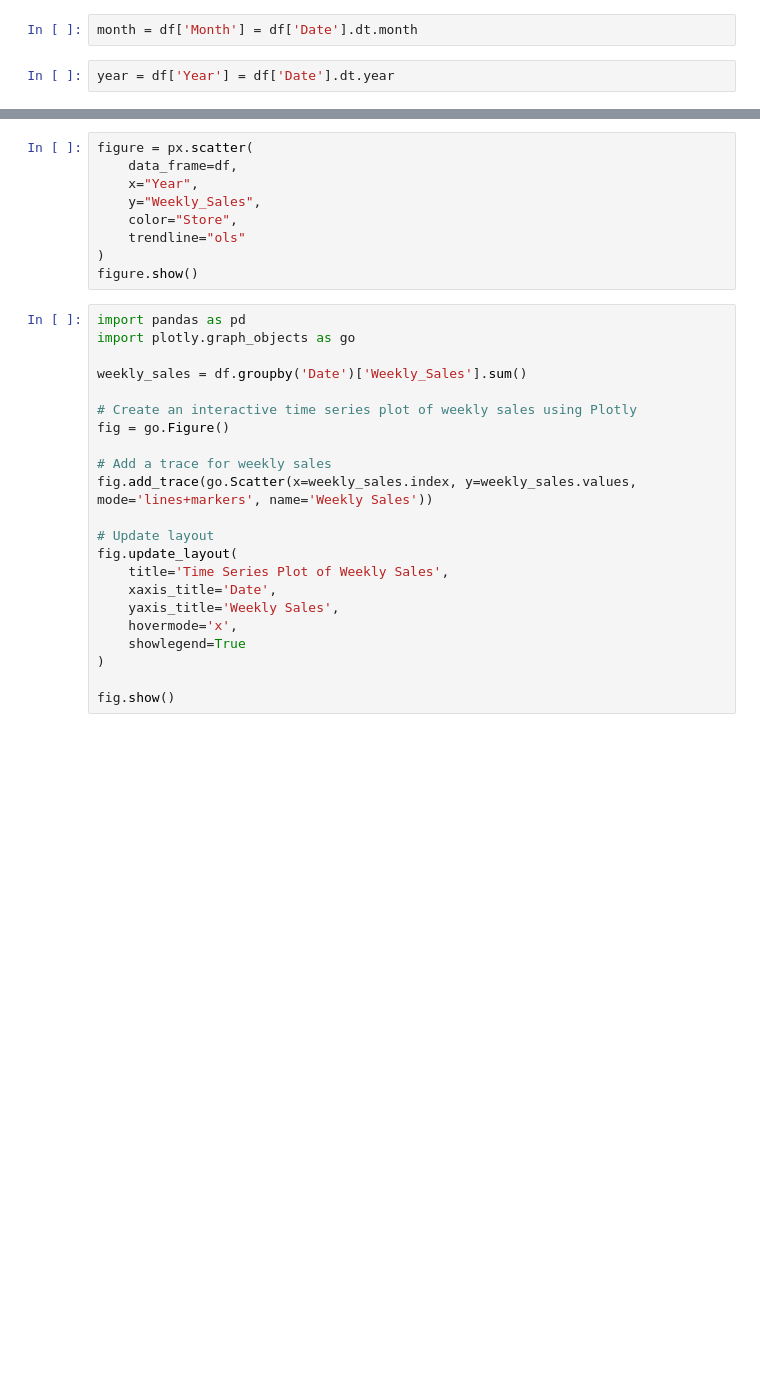
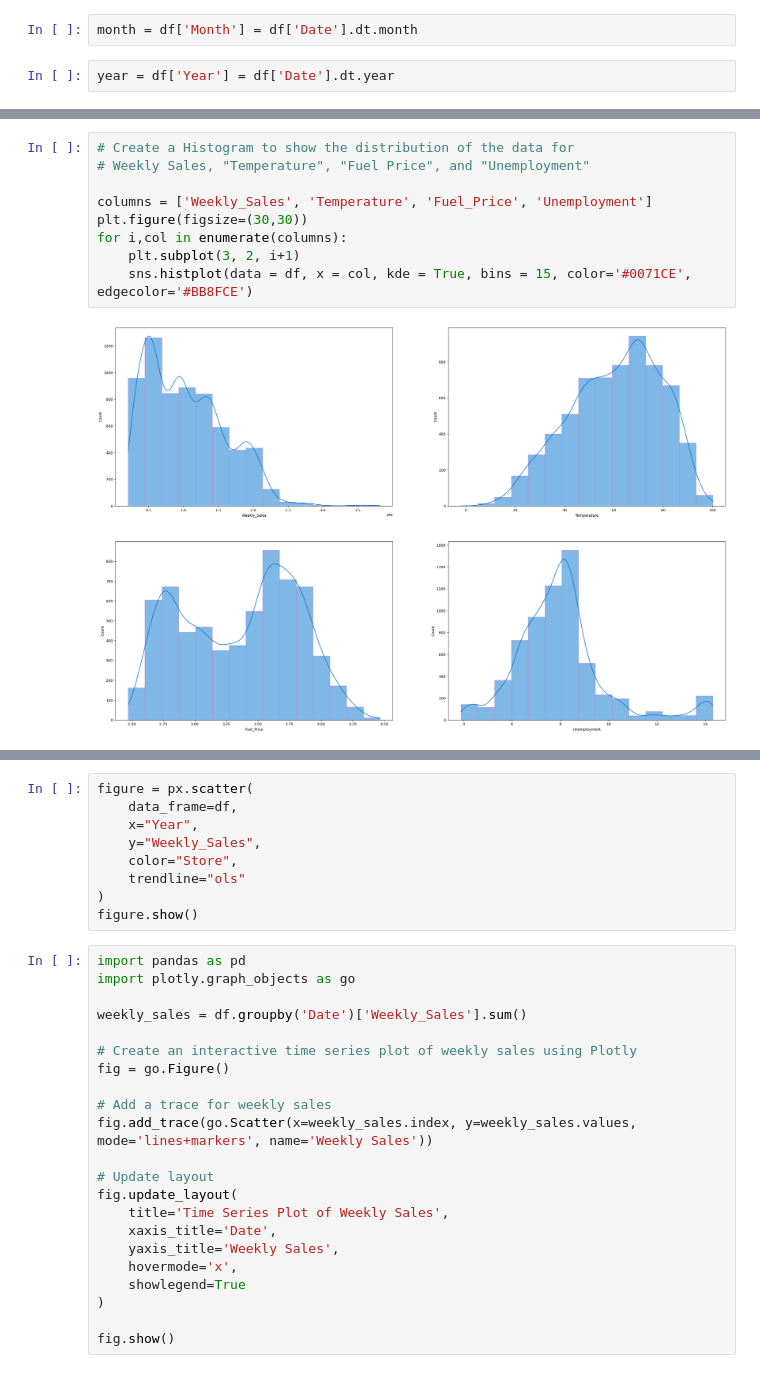
Before and after one commit to Omeesha28/Final_project, a Jupyter notebook: main.ipynb, the cells around one changed output, grey strips where cells are left out. Cells and saved outputs as stored; diff of their text form; blank space fills up the shorter version.

```diff
--- a/main.ipynb
+++ b/main.ipynb
@@ -64,0 +63,11 @@ plt.show()
+# %%
+# Create a Histogram to show the distribution of the data for
+# Weekly Sales, "Temperature", "Fuel Price", and "Unemployment"
+
+columns = ['Weekly_Sales', 'Temperature', 'Fuel_Price', 'Unemployment']
+plt.figure(figsize=(30,30))
+for i,col in enumerate(columns):
+    plt.subplot(3, 2, i+1)
+    sns.histplot(data = df, x = col, kde = True, bins = 15, color='#0071CE', edgecolor='#BB8FCE')
+# %% [output]
+[figure, added]
```
Also changed, not shown: parts of 7 cells of this notebook.
